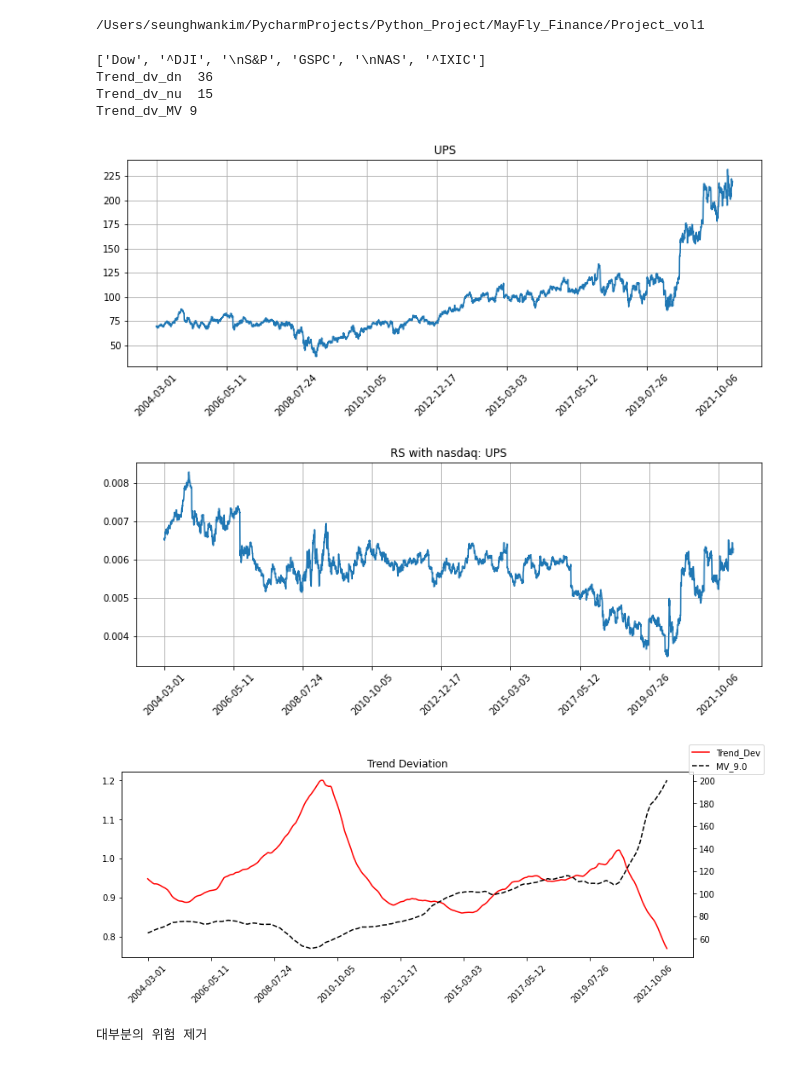
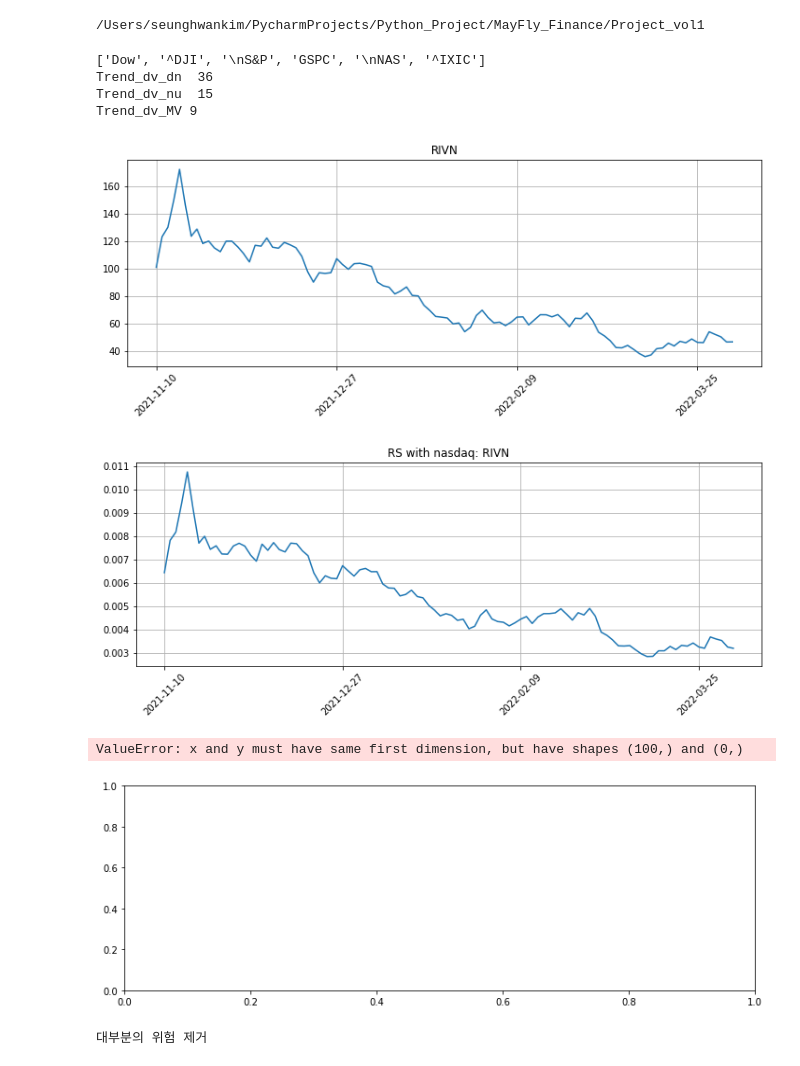
Before and after one commit to MayFly961127/Python_Project, a Jupyter notebook: JupyterNote/DataAnaly/NoteBooks/Notebooks3.ipynb, the cells around one changed output. Saved outputs shown, nothing was run; the diff lists cells and outputs as text; code cells hidden in the pictures.

```diff
--- a/JupyterNote/DataAnaly/NoteBooks/Notebooks3.ipynb
+++ b/JupyterNote/DataAnaly/NoteBooks/Notebooks3.ipynb
@@ -29,15 +29,16 @@ cd PycharmProjects/Python_Project/MayFly_Finance/Project_vol1
 /Users/seunghwankim/PycharmProjects/Python_Project/MayFly_Finance/Project_vol1
 # %%
 from Trend_Dev import Trend_Dev
-Trend_Dev('^DJI','UPS',36,15,9)
+Trend_Dev('^IXIC','RIVN',36,15,9)
 # %% [output]
 ['Dow', '^DJI', '\nS&P', 'GSPC', '\nNAS', '^IXIC']
 Trend_dv_dn  36
 Trend_dv_nu  15
 Trend_dv_MV 9
-[figure, old version]
+[figure, new version]
-[figure, old version]
+[figure, new version]
+ValueError: x and y must have same first dimension, but have shapes (100,) and (0,)
-[figure, old version]
+[figure, new version]
 # %%
 U_good = 0.5
 U_ = 0.125
```
Also changed, not shown: parts of 6 cells of this notebook, 20 other files.
